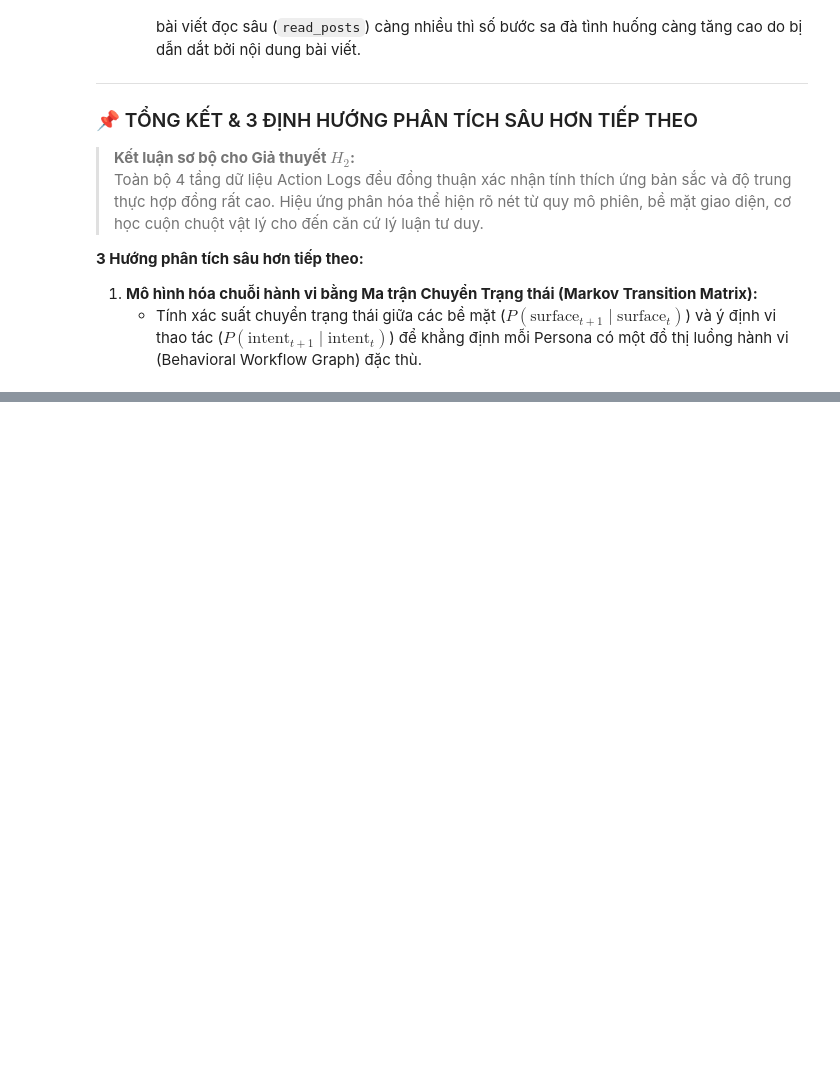
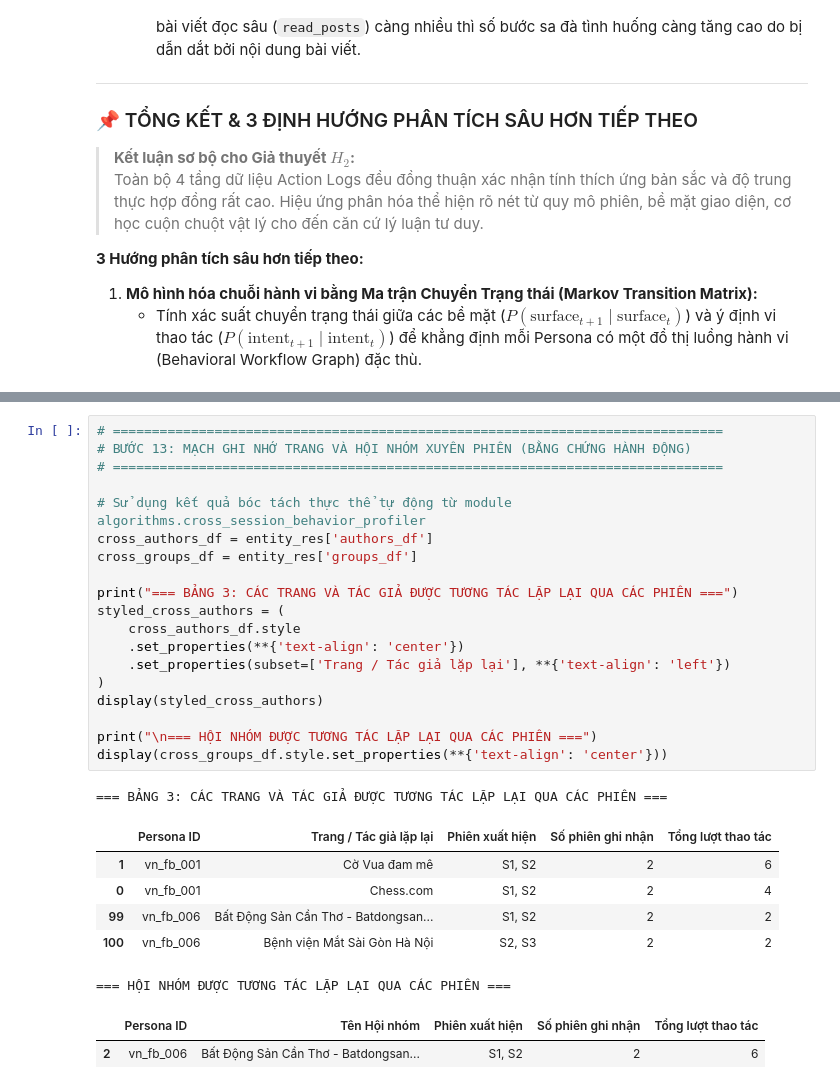
Before and after one commit to zero0526/eda_persona, a Jupyter notebook: notebooks/notebook_action_logs.ipynb, the cells around one changed output, grey strips where cells are left out. Saved outputs shown, nothing was run; the diff lists cells and outputs as text; blank space fills up the shorter version.

```diff
--- a/notebooks/notebook_action_logs.ipynb
+++ b/notebooks/notebook_action_logs.ipynb
@@ -1362,0 +1119,29 @@ plt.show()
+# %%
+# ==============================================================================
+# BƯỚC 13: MẠCH GHI NHỚ TRANG VÀ HỘI NHÓM XUYÊN PHIÊN (BẰNG CHỨNG HÀNH ĐỘNG)
+# ==============================================================================
+
+# Sử dụng kết quả bóc tách thực thể tự động từ module algorithms.cross_session_behavior_profiler
+cross_authors_df = entity_res['authors_df']
+cross_groups_df = entity_res['groups_df']
+
+print("=== BẢNG 3: CÁC TRANG VÀ TÁC GIẢ ĐƯỢC TƯƠNG TÁC LẶP LẠI QUA CÁC PHIÊN ===")
+styled_cross_authors = (
+    cross_authors_df.style
+    .set_properties(**{'text-align': 'center'})
+    .set_properties(subset=['Trang / Tác giả lặp lại'], **{'text-align': 'left'})
+)
+display(styled_cross_authors)
+
+print("\n=== HỘI NHÓM ĐƯỢC TƯƠNG TÁC LẶP LẠI QUA CÁC PHIÊN ===")
+display(cross_groups_df.style.set_properties(**{'text-align': 'center'}))
+# %% [output]
+=== BẢNG 3: CÁC TRANG VÀ TÁC GIẢ ĐƯỢC TƯƠNG TÁC LẶP LẠI QUA CÁC PHIÊN ===
+|  | Persona ID | Trang / Tác giả lặp lại | Phiên xuất hiện | Số phiên ghi nhận | Tổng lượt thao tác |
+| 1 | vn_fb_001 | Cờ Vua đam mê | S1, S2 | 2 | 6 |
+| 0 | vn_fb_001 | Chess.com | S1, S2 | 2 | 4 |
+| 99 | vn_fb_006 | Bất Động Sản Cần Thơ - Batdongsan... | S1, S2 | 2 | 2 |
+| 100 | vn_fb_006 | Bệnh viện Mắt Sài Gòn Hà Nội | S2, S3 | 2 | 2 |
+=== HỘI NHÓM ĐƯỢC TƯƠNG TÁC LẶP LẠI QUA CÁC PHIÊN ===
+|  | Persona ID | Tên Hội nhóm | Phiên xuất hiện | Số phiên ghi nhận | Tổng lượt thao tác |
+| 2 | vn_fb_006 | Bất Động Sản Cần Thơ - Batdongsan... | S1, S2 | 2 | 6 |
```
Also changed, not shown: parts of 18 cells of this notebook, 19 other files.
